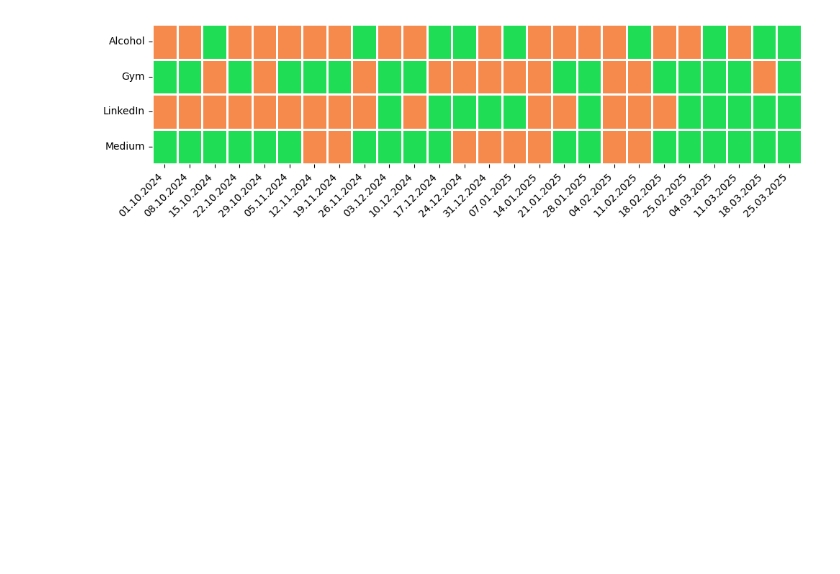
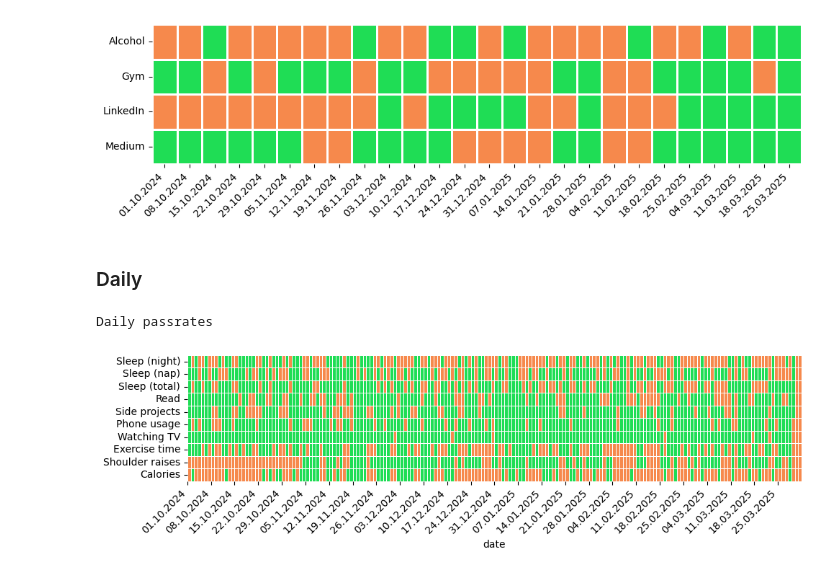
Before and after one commit to KamilMatejuk/Articles, a Jupyter notebook: Other/The Winter Arc - exploratory data analysis/passrate.ipynb, the cells around one changed output. Cells and saved outputs as stored; diff of their text form; code cells hidden in the pictures; blank space fills up the shorter version.

Commit message:
daily summary graph

```diff
--- a/Other/The Winter Arc - exploratory data analysis/passrate.ipynb
+++ b/Other/The Winter Arc - exploratory data analysis/passrate.ipynb
@@ -222,3 +222,26 @@ plt.show()
 # %% [output]
 Weekly passrates
 [figure]
+# %% [markdown]
+### Daily
+# %%
+print('Daily passrates')
+fig, ax = plt.subplots(1, 1, figsize=(10, 3), sharex=True)
+cmap = mcolors.ListedColormap(['#f6894c', '#1fdd55'])
+
+daily_passfail = passfail.copy()
+daily_passfail.index = daily_passfail['date']
+daily_passfail.drop('date', axis=1, inplace=True)
+daily_passfail = daily_passfail.transpose()
+sns.heatmap(daily_passfail, annot=False, cmap=cmap, cbar=False, linewidths=0.5, linecolor='white')
+ax.set_xticks(range(len(daily_passfail.columns))[::7])
+ax.set_xticklabels(daily_passfail.columns[::7].map(lambda x: x.strftime('%d.%m.%Y')), rotation=45, ha='right')
+ax.set_yticks([i + 0.5 for i in range(len(daily_passfail.index))])
+ax.set_yticklabels(['Sleep (night)', 'Sleep (nap)', 'Sleep (total)',
+                    'Read', 'Side projects', 'Phone usage', 'Watching TV',
+                    'Exercise time', 'Shoulder raises', 'Calories'])
+fig.tight_layout()
+plt.show()
+# %% [output]
+Daily passrates
+[figure, added]
```
Also changed, not shown: parts of 1 cell of this notebook, 1 other file.
